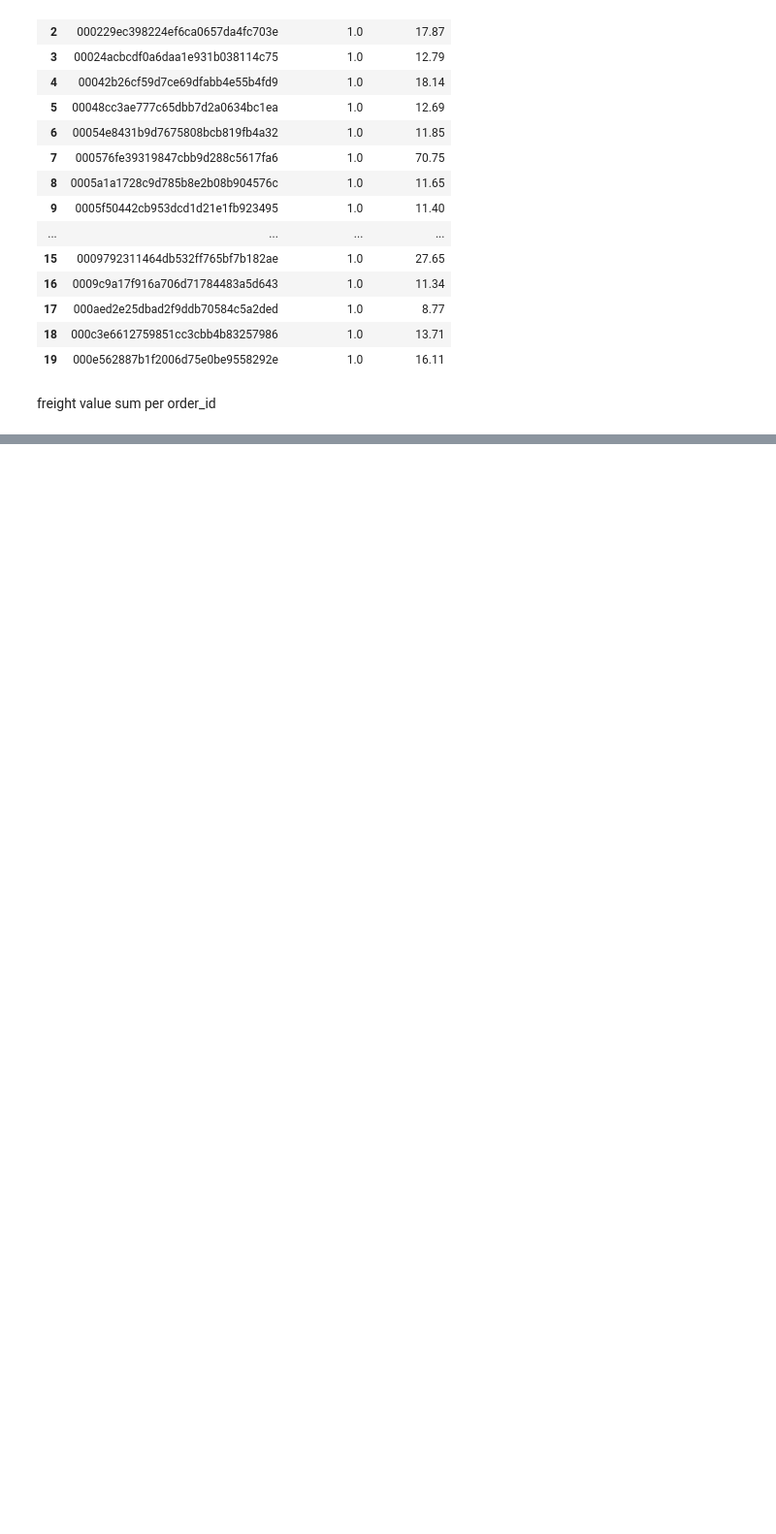
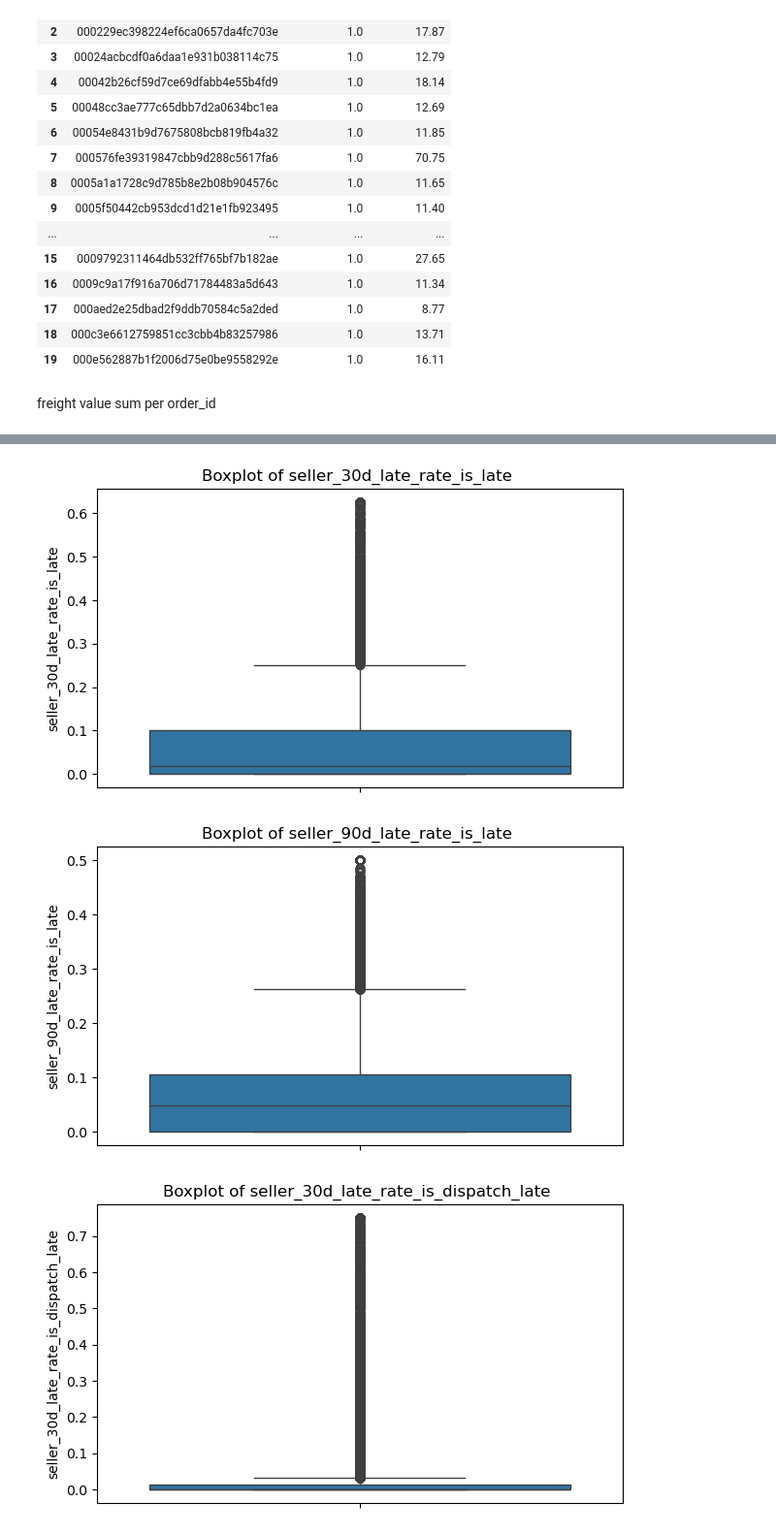
Before and after one commit to RioPramana21/Final-Project-Olist, a Jupyter notebook: preparation_notebooks/Olist ML_Jo.ipynb, the cells around one changed output, grey strips where cells are left out. Shown at 97% size. Cells and saved outputs as stored; diff of their text form; code cells hidden in the pictures; blank space fills up the shorter version.

```diff
--- a/preparation_notebooks/Olist ML_Jo.ipynb
+++ b/preparation_notebooks/Olist ML_Jo.ipynb
@@ -358,0 +362,10 @@ merged_df.head(20)
+# %%
+for col in numerical_features:
+    plt.figure(figsize=(7, 4))
+    sns.boxplot(y=col, data=df)
+    plt.title(f'Boxplot of {col} ')
+    plt.show()
+# %% [output]
+[figure, added]
+[figure, added]
+[figure, added]
```
Also changed, not shown: parts of 15 cells of this notebook, 2 other files.
